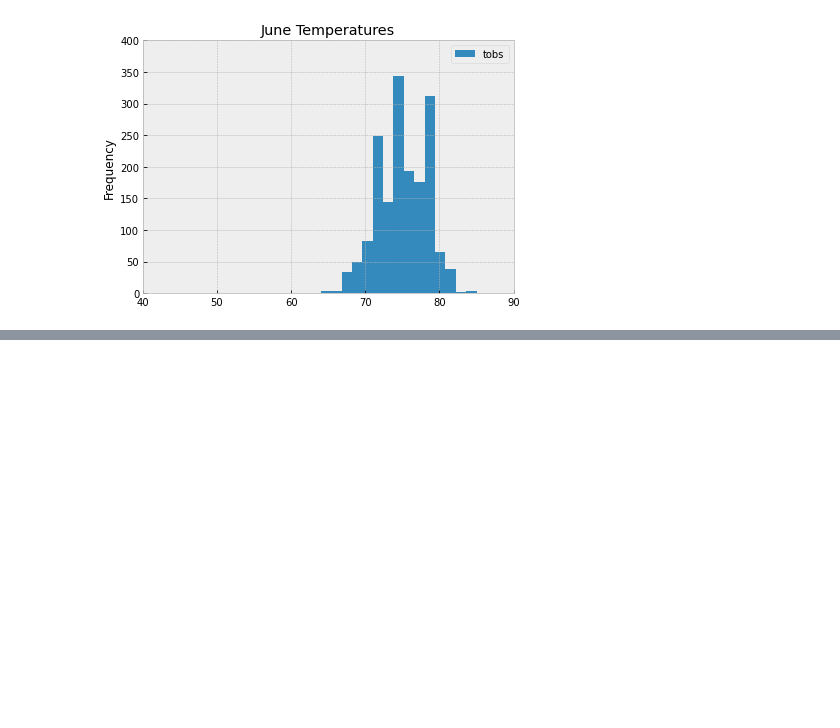
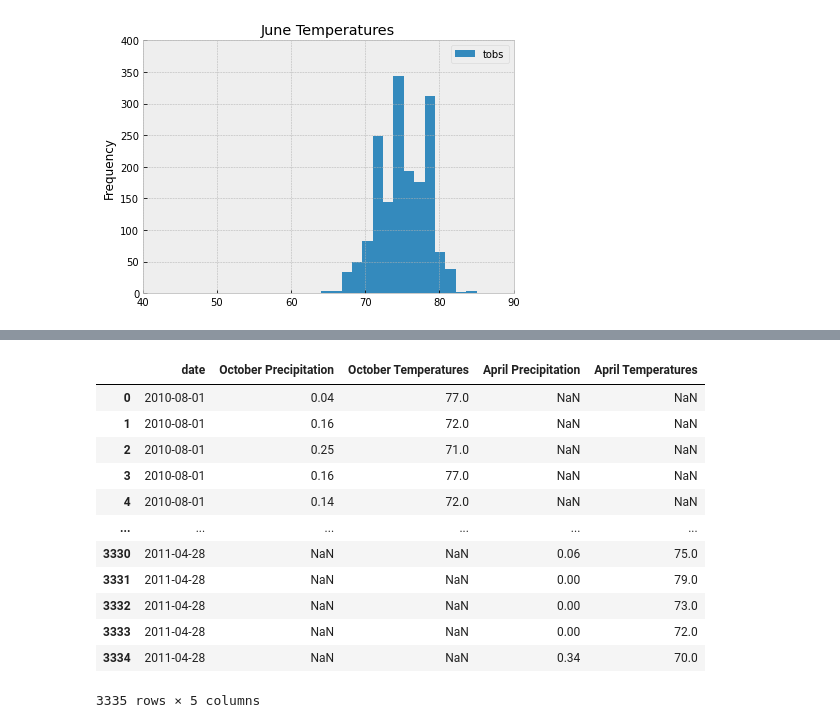
Before and after one commit to teachjanderson/surfs_up, a Jupyter notebook: SurfsUp_Challenge.ipynb, the cells around one changed output, grey strips where cells are left out. Drawn from its saved outputs; the diff is of its cells as text; code cells hidden in the pictures; blank space fills up the shorter version.

```diff
--- a/SurfsUp_Challenge.ipynb
+++ b/SurfsUp_Challenge.ipynb
@@ -227,0 +246,8 @@ plt.ylim([0,400])
+# %%
+october_prc_temps = session.query(Measurement.date, Measurement.prcp, Measurement.tobs).\
+filter(extract('month',Measurement.date) ==8).all()
+october_prc_temps=list((october_prc_temps))
+# %%
+oct_prc_temps_df = pd.DataFrame(october_prc_temps,columns=['date','October Precipitation','October Temperatures'])
+oct_prc_temps_df.set_index(oct_prc_temps_df['date'],inplace=True)
+oct_prc_temps_df.describe()
@@ -227,0 +264,2 @@ plt.ylim([0,400])
+# %%
+oct_prc_temps_df.index.names = ['Row']
@@ -227,0 +283,2 @@ plt.ylim([0,400])
+# %%
+april_prc_temps_df.index.names = ['Row']
@@ -227,0 +302,17 @@ plt.ylim([0,400])
+# %%
+weather_df = pd.merge(oct_prc_temps_df, april_prc_temps_df, how='outer', left_on = 'date', right_on = 'date')
+weather_df
+# %% [output]
+|  | date | October Precipitation | October Temperatures | April Precipitation | April Temperatures |
+| 0 | 2010-08-01 | 0.04 | 77.0 | NaN | NaN |
+| 1 | 2010-08-01 | 0.16 | 72.0 | NaN | NaN |
+| 2 | 2010-08-01 | 0.25 | 71.0 | NaN | NaN |
+| 3 | 2010-08-01 | 0.16 | 77.0 | NaN | NaN |
+| 4 | 2010-08-01 | 0.14 | 72.0 | NaN | NaN |
+| ... | ... | ... | ... | ... | ... |
+| 3330 | 2011-04-28 | NaN | NaN | 0.06 | 75.0 |
+| 3331 | 2011-04-28 | NaN | NaN | 0.00 | 79.0 |
+| 3332 | 2011-04-28 | NaN | NaN | 0.00 | 73.0 |
+| 3333 | 2011-04-28 | NaN | NaN | 0.00 | 72.0 |
+| 3334 | 2011-04-28 | NaN | NaN | 0.34 | 70.0 |
+3335 rows × 5 columns
```
Also changed, not shown: parts of 5 cells of this notebook, 1 other file.
